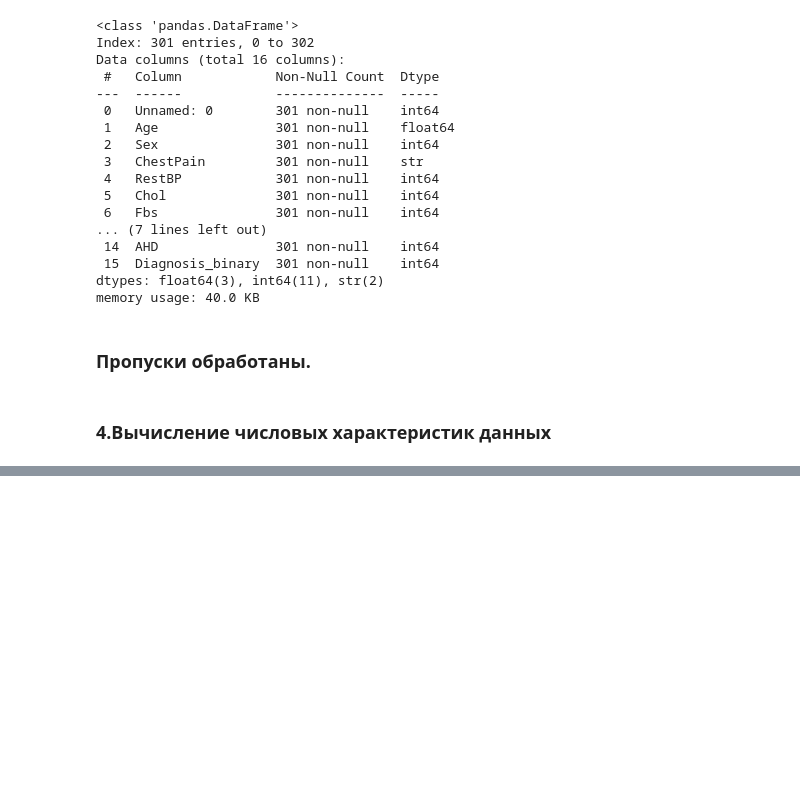
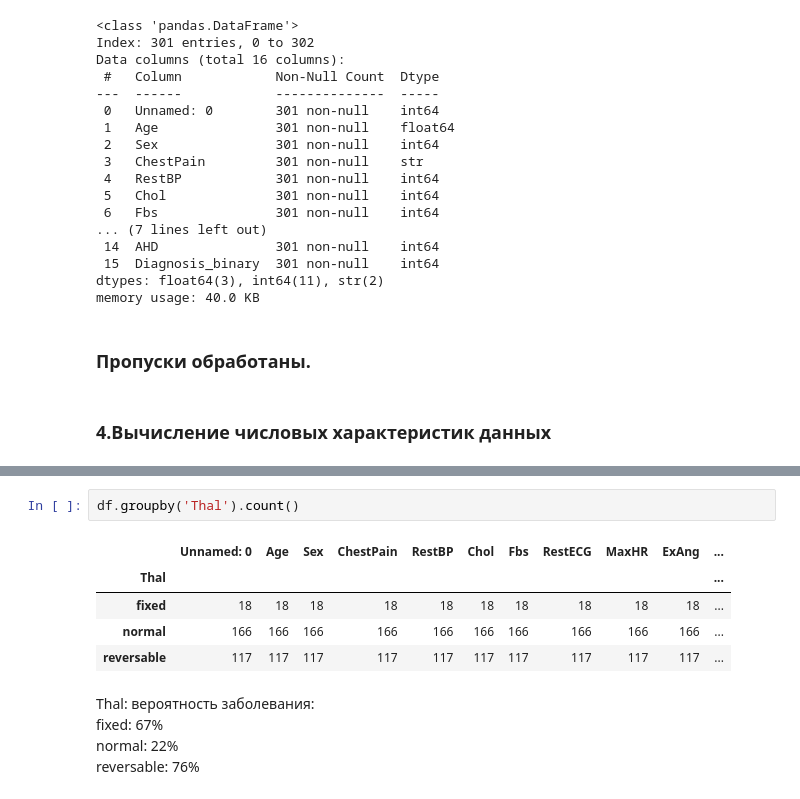
Before and after one commit to KATTSS/ml_course_bsu, a Jupyter notebook: hw02_eda/hw02_eda.ipynb, the cells around one changed output, grey strips where cells are left out. Saved outputs shown, nothing was run; the diff lists cells and outputs as text; blank space fills up the shorter version.

```diff
--- a/hw02_eda/hw02_eda.ipynb
+++ b/hw02_eda/hw02_eda.ipynb
@@ -248,0 +522,13 @@ df.Sex.describe()
+# %%
+df.groupby('Thal').count()
+# %% [output]
+|  | Unnamed: 0 | Age | Sex | ChestPain | RestBP | Chol | Fbs | RestECG | MaxHR | ExAng | ... |
+| Thal |  |  |  |  |  |  |  |  |  |  | ... |
+| fixed | 18 | 18 | 18 | 18 | 18 | 18 | 18 | 18 | 18 | 18 | ... |
+| normal | 166 | 166 | 166 | 166 | 166 | 166 | 166 | 166 | 166 | 166 | ... |
+| reversable | 117 | 117 | 117 | 117 | 117 | 117 | 117 | 117 | 117 | 117 | ... |
+# %% [markdown]
+Thal: вероятность заболевания: \
+fixed:  67% \
+normal:  22% \
+reversable:  76%
```
Also changed, not shown: parts of 42 cells of this notebook.
